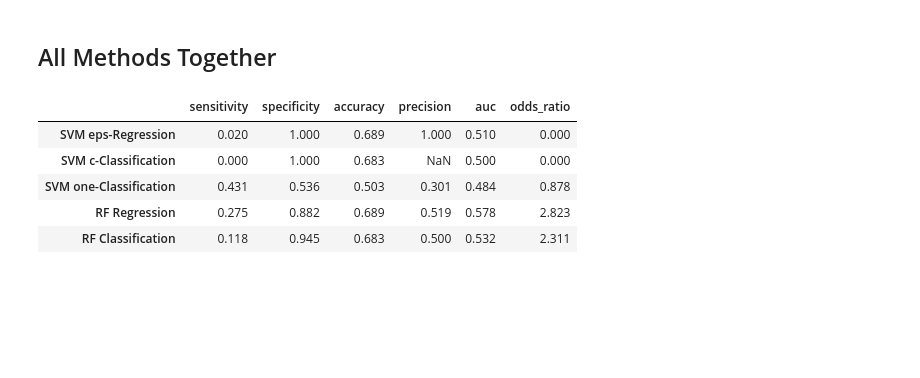
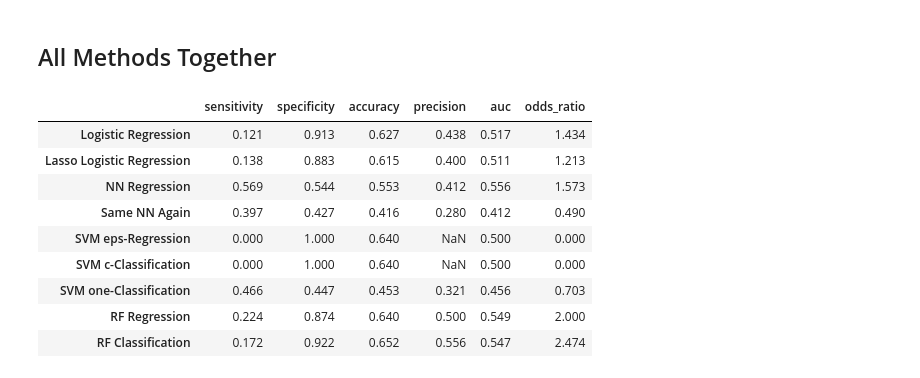
Before and after one commit to gamba-dev/gamba_classic, a Jupyter notebook: docs/research/replications/Philander_2014/philander_2014.ipynb, the cells around one changed output. Drawn from its saved outputs; the diff is of its cells as text; code cells hidden in the pictures; blank space fills up the shorter version.

```diff
--- a/docs/research/replications/Philander_2014/philander_2014.ipynb
+++ b/docs/research/replications/Philander_2014/philander_2014.ipynb
@@ -145,7 +157,11 @@ def svm_eps_regression(train_data, train_labels, test_data):
 # %% [markdown]
 ### SVM C-Support Vector Classification
 # %%
-def svm_c_classification(train_data, train_labels, test_data):
+def svm_c_classification(train_measures, test_measures, label):
+
+    train_data = train_measures.drop([label], axis=1)
+    train_labels = train_measures[label]
+    test_data = test_measures.drop([label], axis=1)
 
     model = svm.SVC(kernel='rbf')
 
@@ -176,7 +197,12 @@ This section implements [scikit-learn's ensemble methods](https://scikit-learn.o
 # %%
 from sklearn.ensemble import RandomForestRegressor
 
-def rf_regression(train_data, train_labels, test_data):
+def rf_regression(train_measures, test_measures, label):
+
+    train_data = train_measures.drop([label], axis=1)
+    train_labels = train_measures[label]
+    test_data = test_measures.drop([label], axis=1)
+
     model = RandomForestRegressor()
 
     model.fit(train_data, train_labels)
@@ -193,7 +219,12 @@ def rf_regression(train_data, train_labels, test_data):
 # %%
 from sklearn.ensemble import RandomForestClassifier
 
-def rf_classification(train_data, train_labels, test_data):
+def rf_classification(train_measures, test_measures, label):
+
+    train_data = train_measures.drop([label], axis=1)
+    train_labels = train_measures[label]
+    test_data = test_measures.drop([label], axis=1)
+
     model = RandomForestClassifier(n_estimators=100)
 
     model.fit(train_data, train_labels)
@@ -217,47 +248,60 @@ def performance(method, actual, predicted):
     accuracy = result['accuracy']
     fpr, tpr, thresholds = metrics.roc_curve(actual, predicted)
     auc = metrics.auc(fpr, tpr)
-    # odds ratio is (tp x tn)/(fp x fn)
     confusion_matrix = metrics.confusion_matrix(actual, predicted)
     tn, fp, fn, tp = confusion_matrix.ravel()
+
+    # odds ratio is (tp x tn)/(fp x fn)
     odds_ratio = 0
     if fp != 0 and fn != 0:
         odds_ratio = (tp * tn)/(fp * fn)
+
     # precision is tp / (tp + fp)
     precision = tp / (tp + fp)
-    #if odds_ratio == 0:
-    #    print('tn,fp,fn,tp\n', tn,fp,fn,tp)
 
     metrics_df = pd.DataFrame()
     metrics_df['sensitivity'] = [round(sensitivity, 3)]
     metrics_df['specificity'] = [round(specificity, 3)]
     metrics_df['accuracy'] = [round(accuracy, 3)]
     metrics_df['precision'] = [round(precision, 3)]
     metrics_df['auc'] = [round(auc, 3)]
     metrics_df['odds_ratio'] = [round(odds_ratio, 3)]
     metrics_df.index = [method]
     return metrics_df
 
-svm_e = svm_eps_regression(train_data, train_labels, test_data)
-svm_c = svm_c_classification(train_data, train_labels, test_data)
-svm_o = svm_one_classification(train_data, train_labels, test_data)
-rf_r = rf_regression(train_data, train_labels, test_data)
-rf_c = rf_classification(train_data, train_labels, test_data)
+log_r = logistic_regression(train_measures, test_measures, 'self_exclude')
+lasso_l = lasso_logistic_regression(train_measures, test_measures, 'self_exclude')
+nn_r = shallow_neural_network(train_measures, test_measures, 'self_exclude')
+nn_c = shallow_neural_network(train_measures, test_measures, 'self_exclude')
+svm_e = svm_eps_regression(train_measures, test_measures, 'self_exclude')
+svm_c = svm_c_classification(train_measures, test_measures, 'self_exclude')
+svm_o = svm_one_classification(train_measures, test_measures, 'self_exclude')
+rf_r = rf_regression(train_measures, test_measures, 'self_exclude')
+rf_c = rf_classification(train_measures, test_measures, 'self_exclude')
 
+test_labels = test_measures['self_exclude']
 all_results = [
+    performance('Logistic Regression', test_labels, log_r),
+    performance('Lasso Logistic Regression', test_labels, lasso_l),
+    performance('NN Regression', test_labels, nn_r),
+    performance('Same NN Again', test_labels, nn_c),
     performance('SVM eps-Regression', test_labels, svm_e),
     performance('SVM c-Classification', test_labels, svm_c),
     performance('SVM one-Classification', test_labels, svm_o),
     performance('RF Regression', test_labels, rf_r),
     performance('RF Classification', test_labels, rf_c)
 ]
 
 all_results_df = pd.concat(all_results)
 display(all_results_df)
 # %% [output]
 |  | sensitivity | specificity | accuracy | precision | auc | odds_ratio |
-| SVM eps-Regression | 0.020 | 1.000 | 0.689 | 1.000 | 0.510 | 0.000 |
-| SVM c-Classification | 0.000 | 1.000 | 0.683 | NaN | 0.500 | 0.000 |
-| SVM one-Classification | 0.431 | 0.536 | 0.503 | 0.301 | 0.484 | 0.878 |
-| RF Regression | 0.275 | 0.882 | 0.689 | 0.519 | 0.578 | 2.823 |
-| RF Classification | 0.118 | 0.945 | 0.683 | 0.500 | 0.532 | 2.311 |
+| Logistic Regression | 0.121 | 0.913 | 0.627 | 0.438 | 0.517 | 1.434 |
+| Lasso Logistic Regression | 0.138 | 0.883 | 0.615 | 0.400 | 0.511 | 1.213 |
+| NN Regression | 0.569 | 0.544 | 0.553 | 0.412 | 0.556 | 1.573 |
+| Same NN Again | 0.397 | 0.427 | 0.416 | 0.280 | 0.412 | 0.490 |
+| SVM eps-Regression | 0.000 | 1.000 | 0.640 | NaN | 0.500 | 0.000 |
+| SVM c-Classification | 0.000 | 1.000 | 0.640 | NaN | 0.500 | 0.000 |
+| SVM one-Classification | 0.466 | 0.447 | 0.453 | 0.321 | 0.456 | 0.703 |
+| RF Regression | 0.224 | 0.874 | 0.640 | 0.500 | 0.549 | 2.000 |
+| RF Classification | 0.172 | 0.922 | 0.652 | 0.556 | 0.547 | 2.474 |
```
Also changed, not shown: parts of 18 cells of this notebook.
